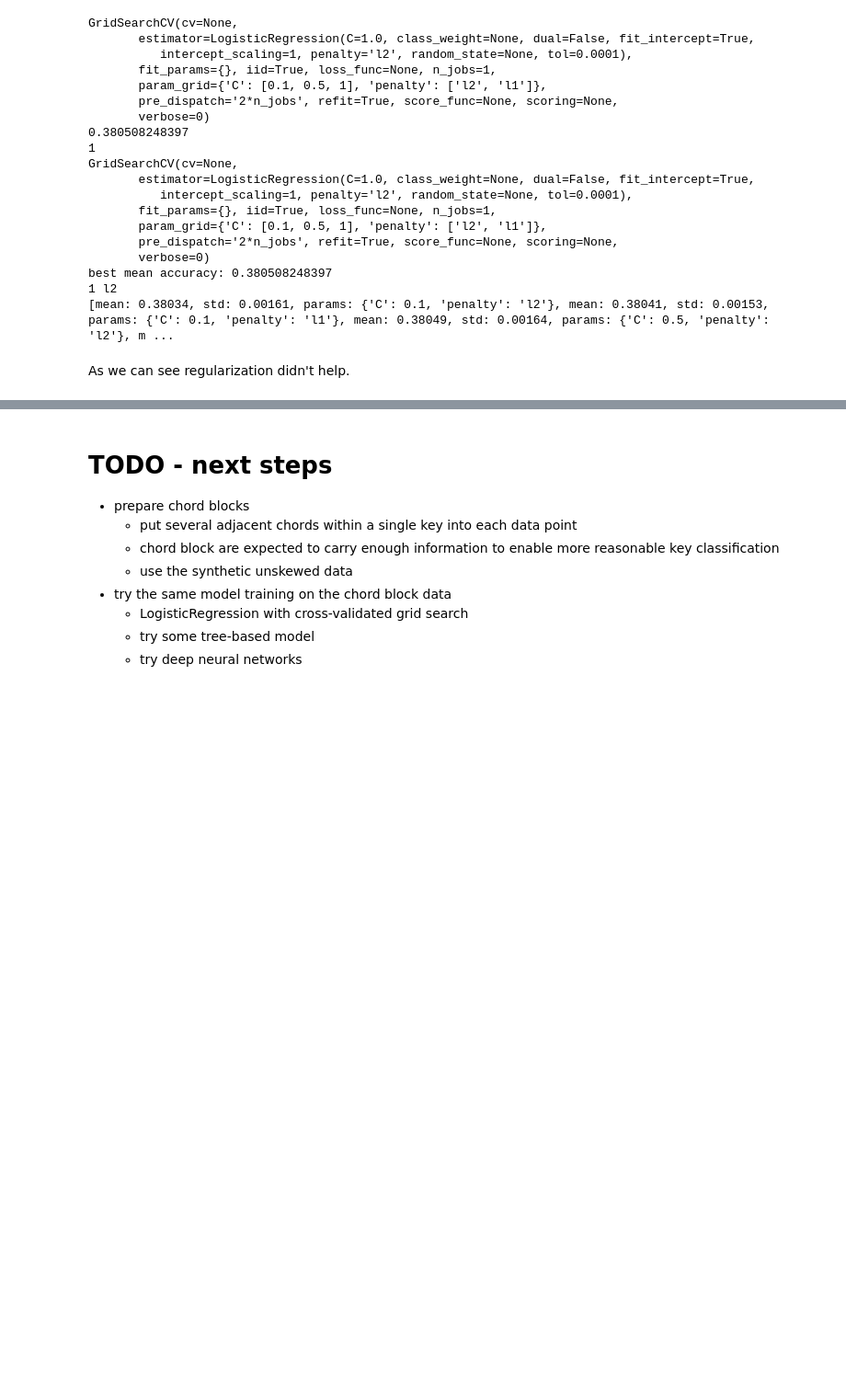
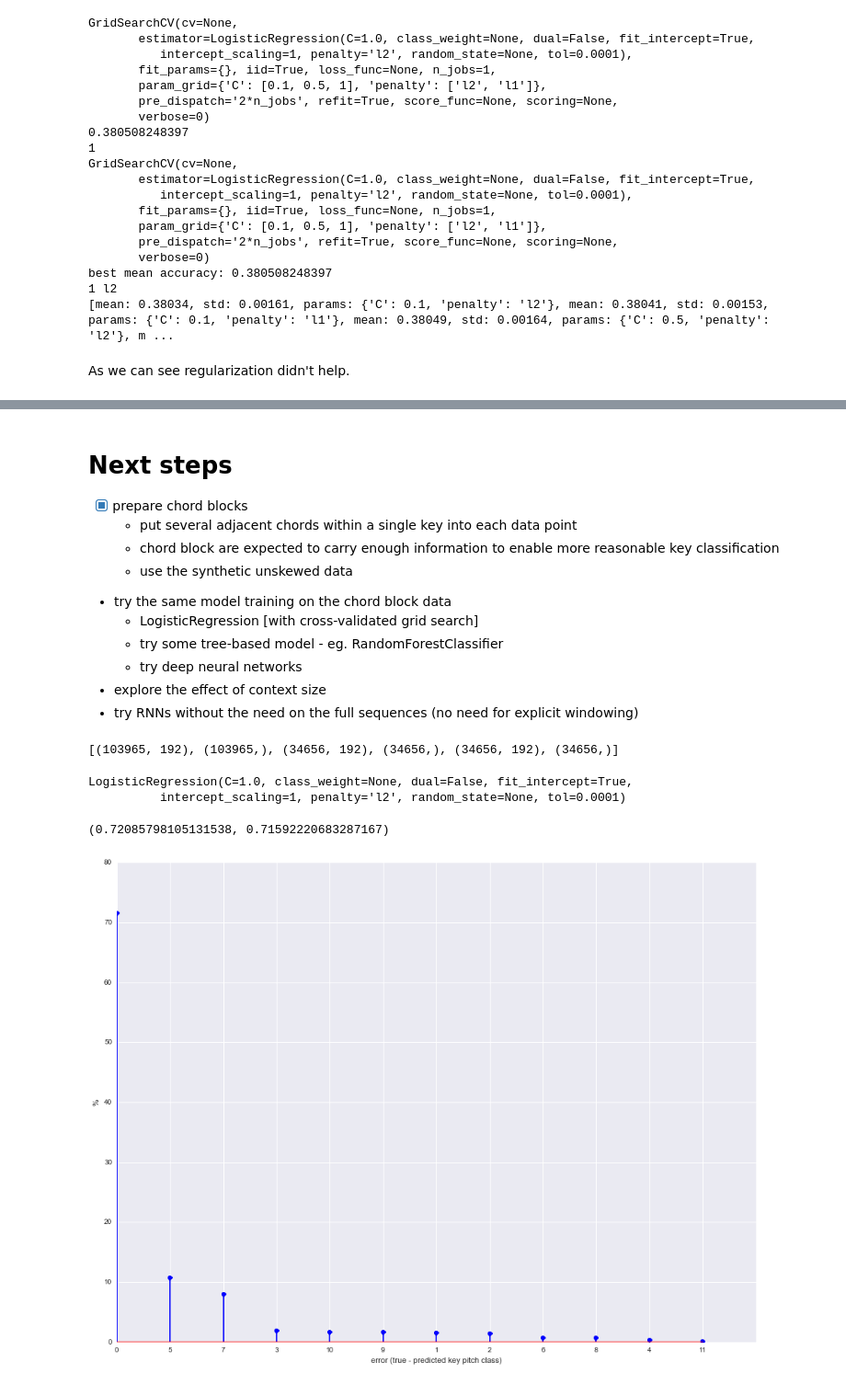
Before and after one commit to bzamecnik/ml, a Jupyter notebook: beatles/key_classification.ipynb, the cells around one changed output, grey strips where cells are left out. Shown at 92% size. Drawn from its saved outputs; the diff is of its cells as text; code cells hidden in the pictures; blank space fills up the shorter version.

```diff
--- a/beatles/key_classification.ipynb
+++ b/beatles/key_classification.ipynb
@@ -289,8 +263,8 @@ accuracy on validation set (%) 42.3476454294
 # %% [markdown]
 The `score()` from the `LogisticRegression` model seems to really corresponds to manually computed accuracy.
 # %%
-def key_classification_error_report(classification):
-    errors = ((classification['label_true'] - classification['label_pred']) + 12) % 12
+def key_classification_error_report(y_true, y_pred):
+    errors = pd.Series(((y_true - y_pred) + 12) % 12)
     errors_hist = errors.value_counts()
     stem(errors_hist / len(errors) * 100)
     gca().set_xticks(np.arange(len(errors_hist)))
@@ -390,11 +418,35 @@ As we can see regularization didn't help.
 # %% [markdown]
-# TODO - next steps
+# Next steps
 
-- prepare chord blocks
+- [x] prepare chord blocks
   - put several adjacent chords within a single key into each data point
   - chord block are expected to carry enough information to enable more reasonable key classification
   - use the synthetic unskewed data
 - try the same model training on the chord block data
-  - LogisticRegression with cross-validated grid search
-  - try some tree-based model
+  - LogisticRegression [with cross-validated grid search]
+  - try some tree-based model - eg. RandomForestClassifier
   - try deep neural networks
+- explore the effect of context size
+- try RNNs without the need on the full sequences (no need for explicit windowing)
+# %%
+dataset = pd.read_csv('data/beatles/derived/all_chords_with_keys_synth_rolling_16.tsv', sep='\t')
+X, y = dataset.iloc[:,:-1], dataset.iloc[:,-1]
+((X_train, y_train), (X_valid, y_valid), (X_test, y_test)) = split_dataset(X, y)
+
+[d.shape for d in (X_train, y_train, X_valid, y_valid, X_test, y_test)]
+# %% [output]
+[(103965, 192), (103965,), (34656, 192), (34656,), (34656, 192), (34656,)]
+# %%
+lr_model = LogisticRegression()
+lr_model.fit(X_train, y_train)
+# %% [output]
+LogisticRegression(C=1.0, class_weight=None, dual=False, fit_intercept=True,
+          intercept_scaling=1, penalty='l2', random_state=None, tol=0.0001)
+# %%
+lr_model.score(X_train, y_train), lr_model.score(X_valid, y_valid)
+# %% [output]
+(0.72085798105131538, 0.71592220683287167)
+# %%
+key_classification_error_report(y_valid, lr_model.predict(X_valid));
+# %% [output]
+[figure, added]
```
Also changed, not shown: parts of 19 cells of this notebook, 1 other file.
